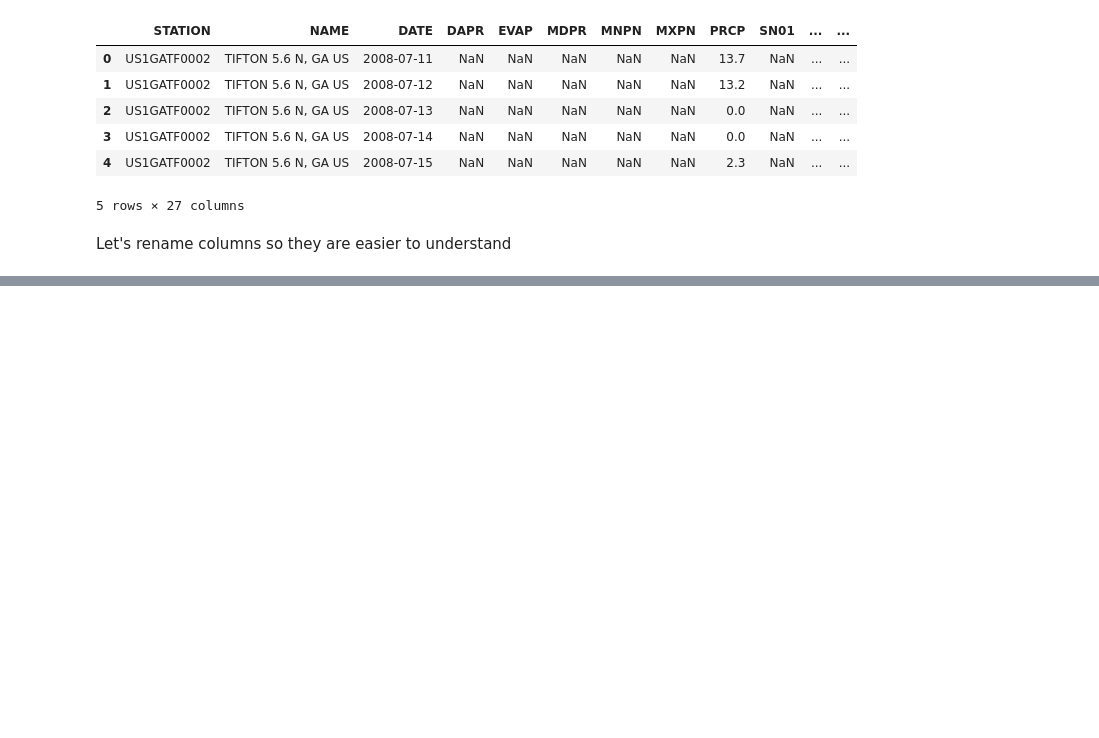
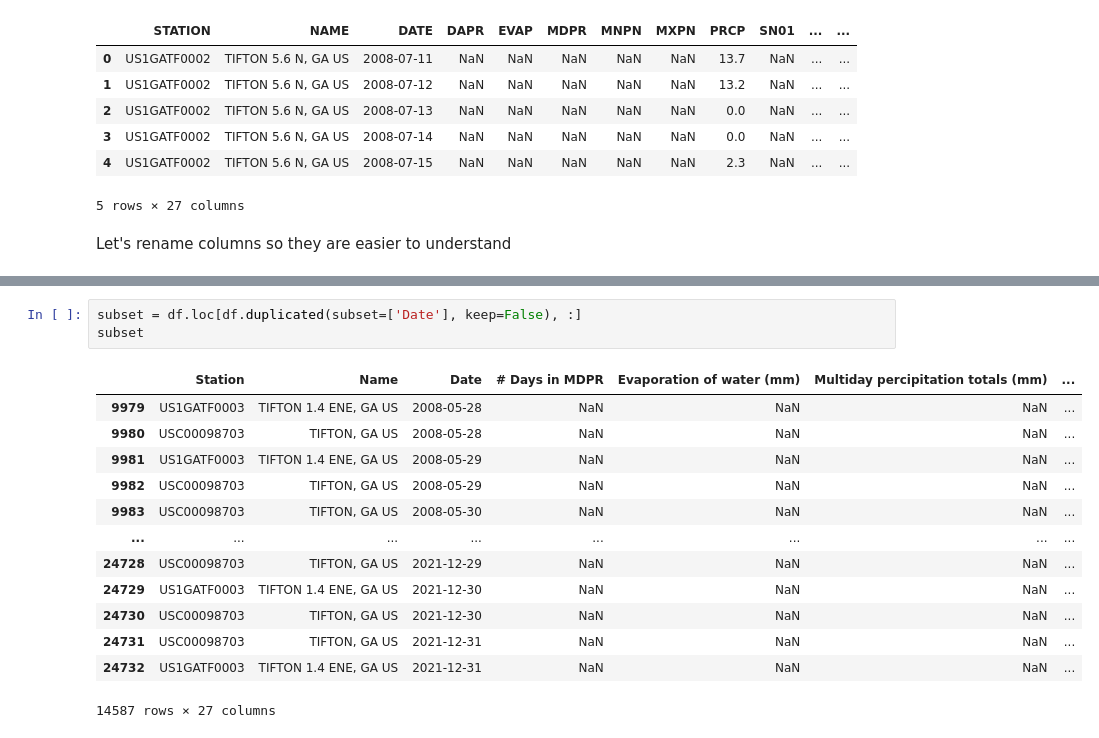
Before and after one commit to bigdog3626/Drought-Detection-Modeling, a Jupyter notebook: Drought-Detection-Modeling.ipynb, the cells around one changed output, grey strips where cells are left out. Saved outputs shown, nothing was run; the diff lists cells and outputs as text; blank space fills up the shorter version.

```diff
--- a/Drought-Detection-Modeling.ipynb
+++ b/Drought-Detection-Modeling.ipynb
@@ -202,0 +217,17 @@ df
+# %%
+subset = df.loc[df.duplicated(subset=['Date'], keep=False), :]
+subset
+# %% [output]
+|  | Station | Name | Date | # Days in MDPR | Evaporation of water (mm) | Multiday percipitation totals (mm) | ... |
+| 9979 | US1GATF0003 | TIFTON 1.4 ENE, GA US | 2008-05-28 | NaN | NaN | NaN | ... |
+| 9980 | USC00098703 | TIFTON, GA US | 2008-05-28 | NaN | NaN | NaN | ... |
+| 9981 | US1GATF0003 | TIFTON 1.4 ENE, GA US | 2008-05-29 | NaN | NaN | NaN | ... |
+| 9982 | USC00098703 | TIFTON, GA US | 2008-05-29 | NaN | NaN | NaN | ... |
+| 9983 | USC00098703 | TIFTON, GA US | 2008-05-30 | NaN | NaN | NaN | ... |
+| ... | ... | ... | ... | ... | ... | ... | ... |
+| 24728 | USC00098703 | TIFTON, GA US | 2021-12-29 | NaN | NaN | NaN | ... |
+| 24729 | US1GATF0003 | TIFTON 1.4 ENE, GA US | 2021-12-30 | NaN | NaN | NaN | ... |
+| 24730 | USC00098703 | TIFTON, GA US | 2021-12-30 | NaN | NaN | NaN | ... |
+| 24731 | USC00098703 | TIFTON, GA US | 2021-12-31 | NaN | NaN | NaN | ... |
+| 24732 | US1GATF0003 | TIFTON 1.4 ENE, GA US | 2021-12-31 | NaN | NaN | NaN | ... |
+14587 rows × 27 columns
```
Also changed, not shown: parts of 8 cells of this notebook.
